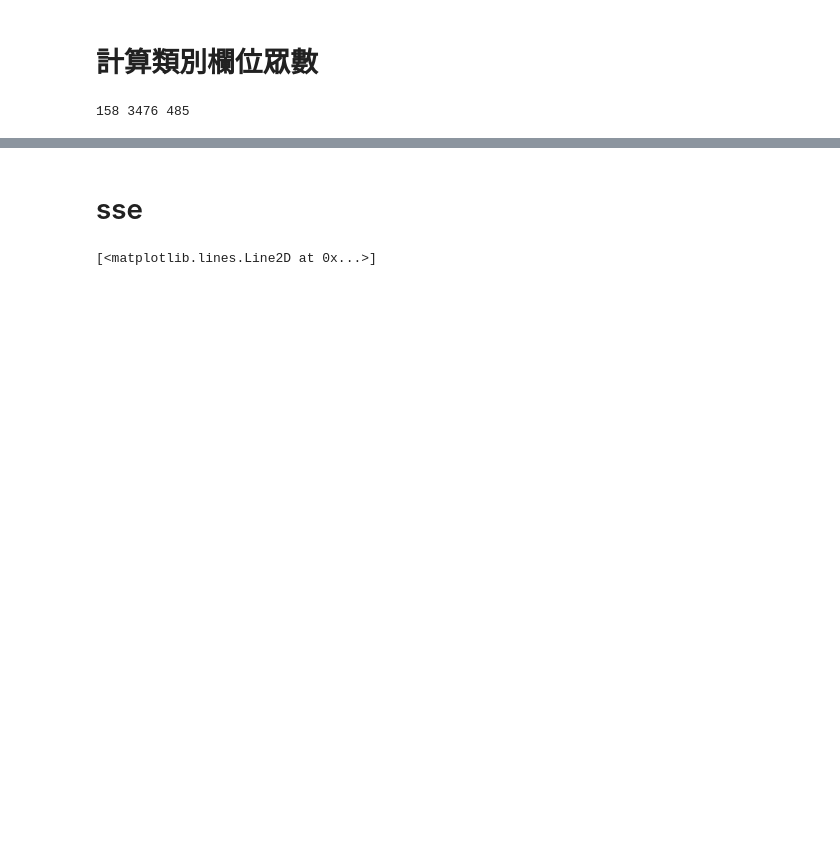
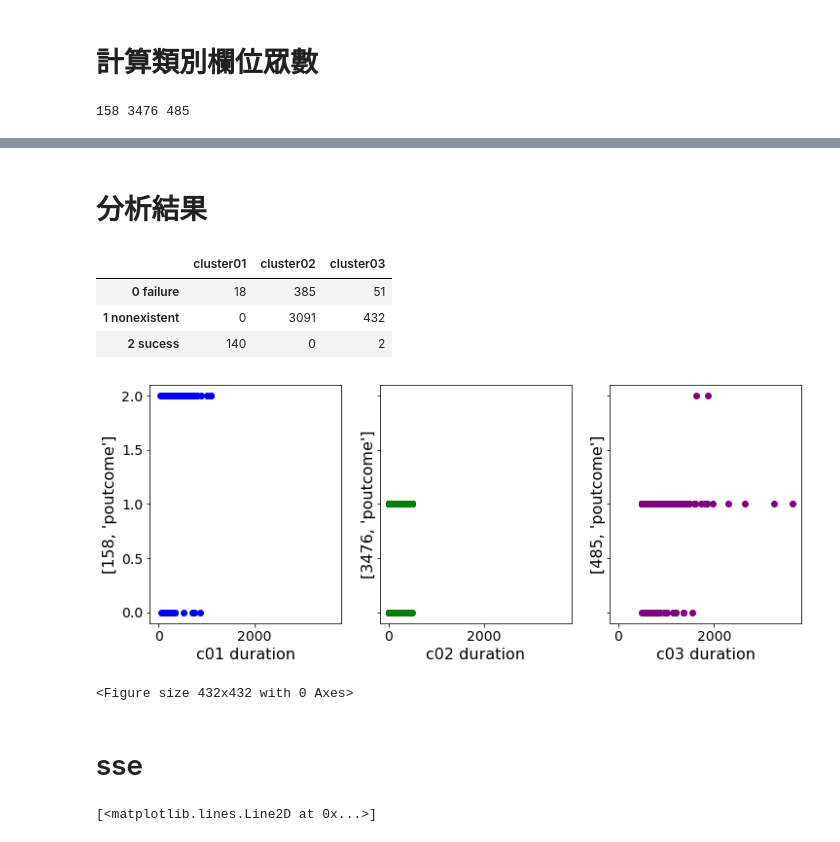
Before and after one commit to 10425120/MIS, a Jupyter notebook: cluster_analysis.ipynb, the cells around one changed output, grey strips where cells are left out. Saved outputs shown, nothing was run; the diff lists cells and outputs as text; code cells hidden in the pictures; blank space fills up the shorter version.

```diff
--- a/cluster_analysis.ipynb
+++ b/cluster_analysis.ipynb
@@ -303,6 +324,47 @@ df_class
 | c01 | (0, [54, 14, 1, 2, 15, 17, 5, 8, ... | (1, [11, 87, 60]) | (6, [11, 3, 11, 37, 0, 21, 65, 10]) | (0, [155, 3]) | (2, [62, 4, 92]) | (0, [130, 4, 24]) | (0, [148, 10]) | (1, [7, 28, 5, 12, 16, 11, 24, 24... | (3, [29, 36, 34, 37, 22]) | (2, [18, 0, 140]) |
 | c02 | (0, [838, 761, 132, 98, 272, 118,... | (1, [382, 2125, 961, 8]) | (6, [363, 206, 490, 763, 1, 447, ... | (0, [2771, 704, 1]) | (2, [1548, 90, 1838]) | (0, [2815, 90, 571]) | (0, [2180, 1296]) | (6, [177, 559, 14, 587, 453, 33, ... | (2, [648, 726, 729, 702, 671]) | (1, [385, 3091]) |
 | c03 | (0, [120, 109, 15, 10, 37, 31, 22... | (1, [53, 297, 132, 3]) | (6, [55, 19, 73, 121, 0, 67, 131,... | (0, [389, 96]) | (2, [229, 11, 245]) | (0, [404, 11, 70]) | (0, [324, 161]) | (6, [31, 49, 3, 112, 61, 4, 161, ... | (3, [91, 93, 97, 102, 102]) | (1, [51, 432, 2]) |
+# %% [markdown]
+# 分析結果
+# %%
+# 推銷結果 與 接觸秒數
+fig, (ax1, ax2,ax3) = plt.subplots(1, 3, sharex = True, sharey = True, figsize = (12, 4.5))
+plt.figure(figsize=(6, 6))
+
+ax1.set_xlabel('c01 duration', fontsize = 16)
+ax1.set_ylabel([len(c01),'poutcome'], fontsize = 16)
+
+ax2.set_xlabel('c02 duration', fontsize = 16)
+ax2.set_ylabel([len(c02),'poutcome'], fontsize = 16)
+
+ax3.set_xlabel('c03 duration', fontsize = 16)
+ax3.set_ylabel([len(c03),'poutcome'], fontsize = 16)
+
+ax1.scatter(c01_[:, 10], c01_[:, 14], marker='o',c='blue')
+ax2.scatter(c02_[:, 10], c02_[:, 14], marker='o',c='green')
+ax3.scatter(c03_[:, 10], c03_[:, 14], marker='o',c='purple')
+
+def ana(cu,ind):
+    cu=customer_data[customer_data['cluster']==ind]
+    pr__0=cu['poutcome']==0
+    pr__1=cu['poutcome']==1
+    pr__2=cu['poutcome']==2
+    P=[len(cu[pr__0]),len(cu[pr__1]),len(cu[pr__2])]
+    return(P)
+
+#poutcome  1=nonexistent  0=failure 2=sucess
+analysis_=pd.DataFrame(columns=['cluster01','cluster02','cluster03'],index=['0 failure','1 nonexistent','2 sucess'])
+analysis_['cluster01']=ana(c01,0)
+analysis_['cluster02']=ana(c02,1)
+analysis_['cluster03']=ana(c03,2)
+analysis_
+# %% [output]
+|  | cluster01 | cluster02 | cluster03 |
+| 0 failure | 18 | 385 | 51 |
+| 1 nonexistent | 0 | 3091 | 432 |
+| 2 sucess | 140 | 0 | 2 |
+[figure, added]
+<Figure size 432x432 with 0 Axes>
 # %%
 #job 多數為藍領階級
 #marital 婚姻狀況  不管哪群都是結婚為最多數，再來是單身(single)>>離婚(divorced)>>不清楚(unknow)
```
Also changed, not shown: parts of 5 cells of this notebook.
